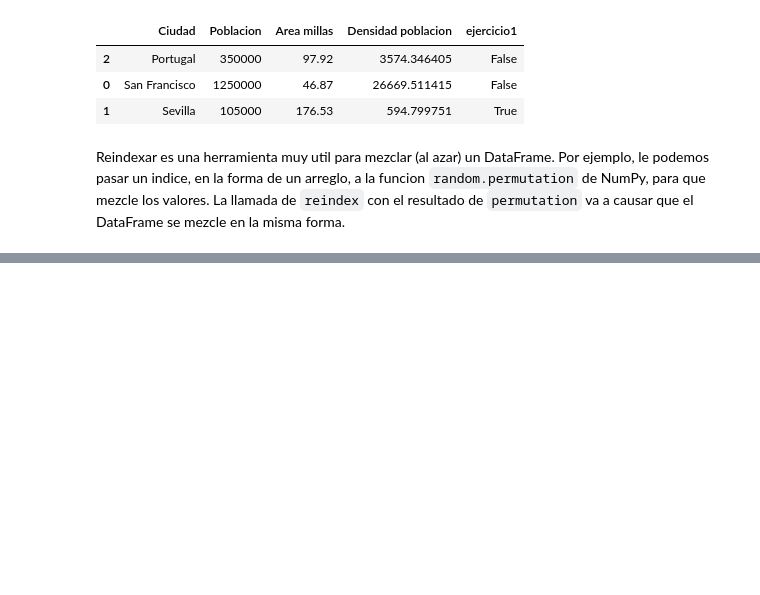
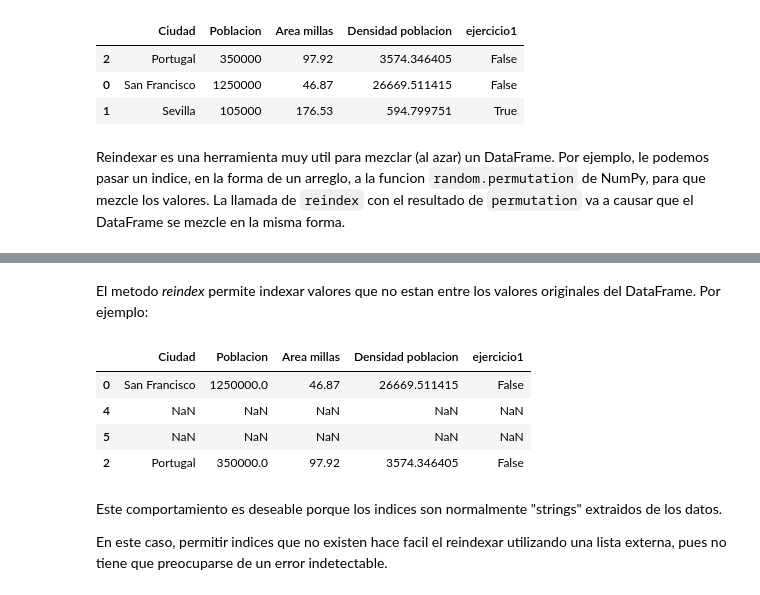
Before and after one commit to ozzie2080/aprendizaje_ciencia_de_datos, a Jupyter notebook: Panda/PandasIntro.ipynb, the cells around one changed output, grey strips where cells are left out. Cells and saved outputs as stored; diff of their text form; code cells hidden in the pictures; blank space fills up the shorter version.

```diff
--- a/Panda/PandasIntro.ipynb
+++ b/Panda/PandasIntro.ipynb
@@ -247,0 +249,15 @@ pciudades.reindex(np.random.permutation(pciudades.index))
+# %% [markdown]
+El metodo *reindex* permite indexar valores que no estan entre los valores originales del DataFrame.    Por ejemplo:
+# %%
+#
+pciudades.reindex([0, 4, 5, 2])
+# %% [output]
+|  | Ciudad | Poblacion | Area millas | Densidad poblacion | ejercicio1 |
+| 0 | San Francisco | 1250000.0 | 46.87 | 26669.511415 | False |
+| 4 | NaN | NaN | NaN | NaN | NaN |
+| 5 | NaN | NaN | NaN | NaN | NaN |
+| 2 | Portugal | 350000.0 | 97.92 | 3574.346405 | False |
+# %% [markdown]
+Este comportamiento es deseable porque los indices son normalmente "strings" extraidos de los datos.
+
+En este caso, permitir indices que no existen hace facil el reindexar utilizando una lista externa, pues no tiene que preocuparse de un error indetectable.
```
Also changed, not shown: parts of 6 cells of this notebook.
